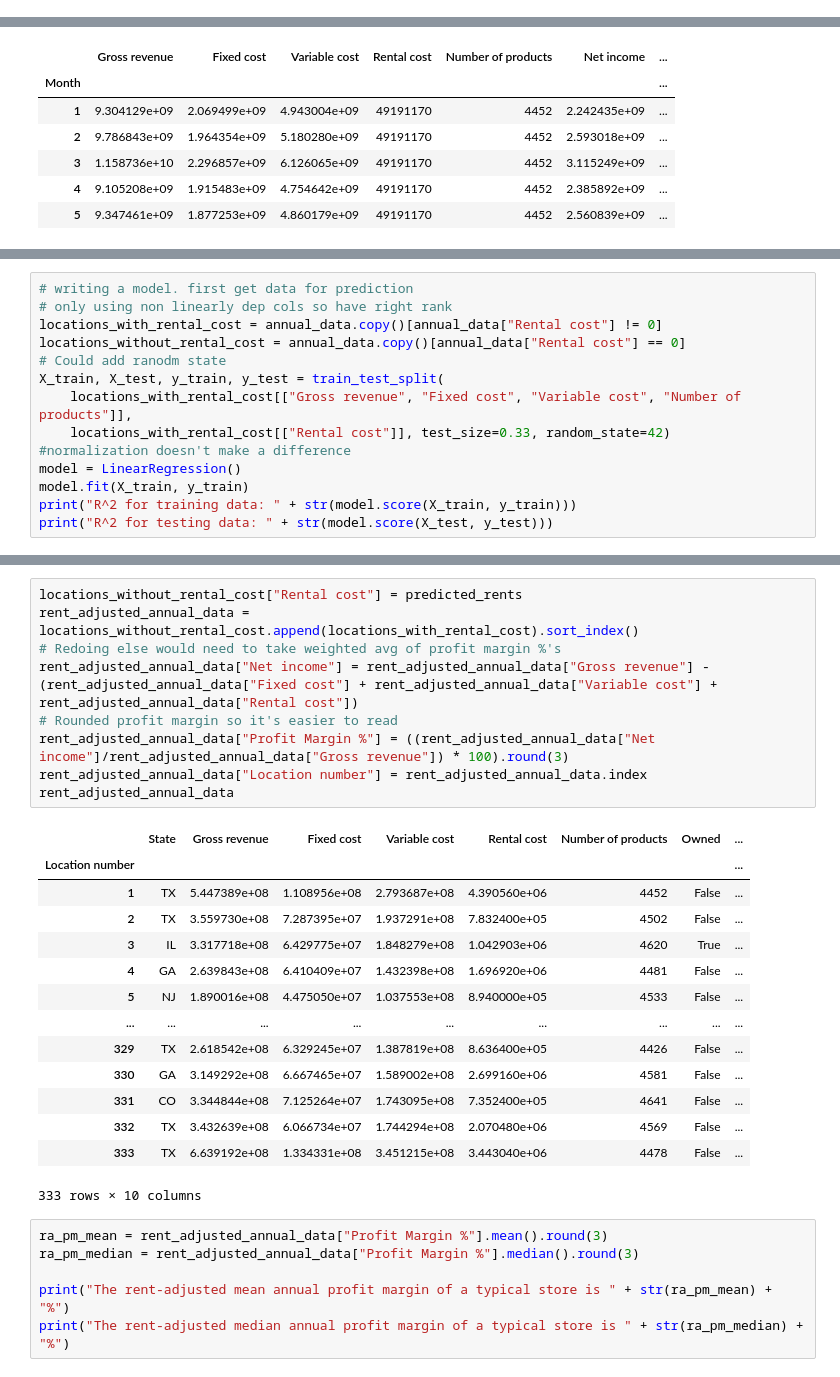
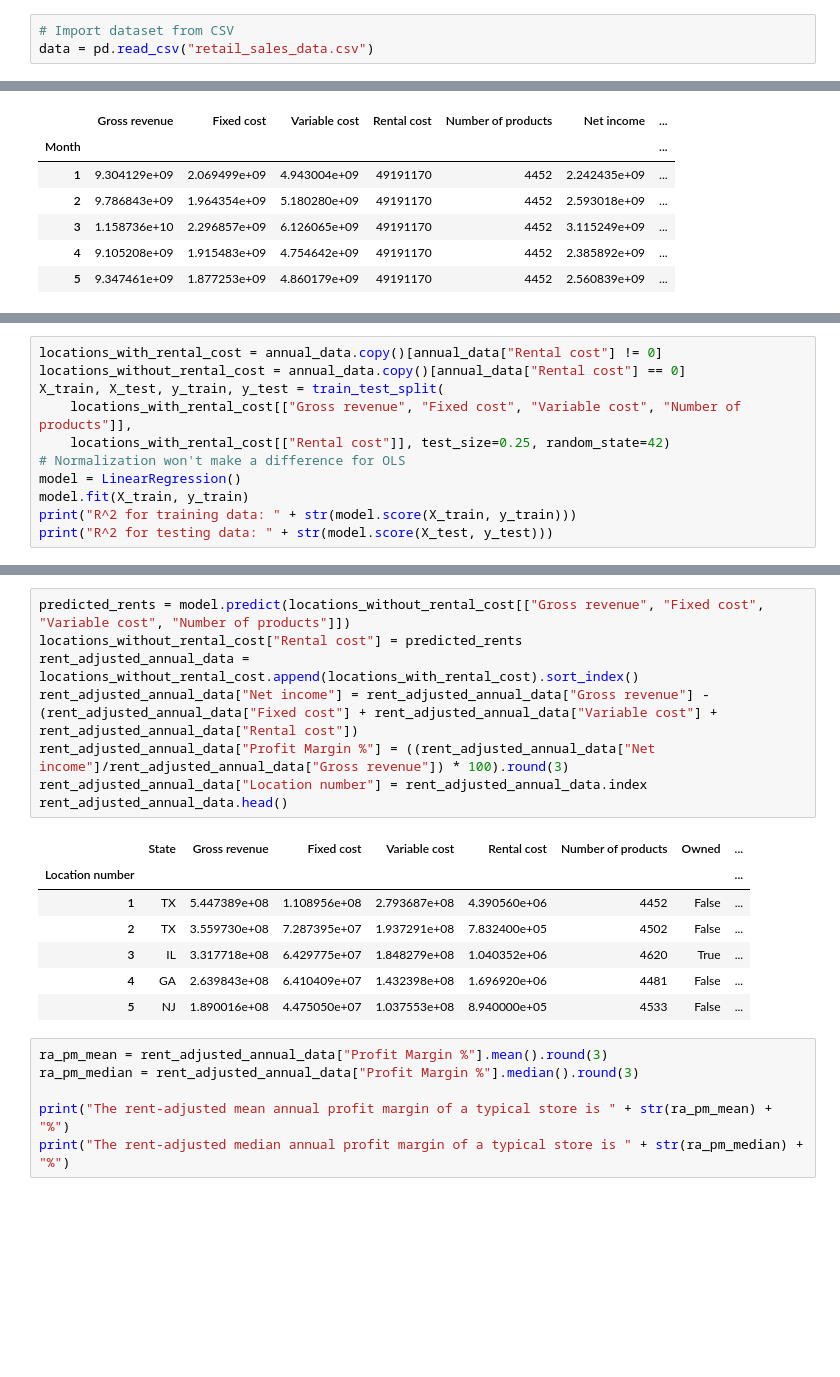
Before and after one commit to rachitpareek/profitAnalysis, a Jupyter notebook: Analysis.ipynb, the cells around one changed output, grey strips where cells are left out. Saved outputs shown, nothing was run; the diff lists cells and outputs as text; blank space fills up the shorter version.

Commit message:
completed notebook, need to write email and readme

```diff
--- a/Analysis.ipynb
+++ b/Analysis.ipynb
@@ -26 +24,4 @@ data = pd.read_csv("summer_internship_takehome.csv")
+# %%
+# Import dataset from CSV
+data = pd.read_csv("retail_sales_data.csv")
 # %% [markdown]
@@ -173,13 +164,10 @@ might do pca to understand, looked at coefs
 # %%
-# writing a model. first get data for prediction
-# only using non linearly dep cols so have right rank
 locations_with_rental_cost = annual_data.copy()[annual_data["Rental cost"] != 0]
 locations_without_rental_cost = annual_data.copy()[annual_data["Rental cost"] == 0]
-# Could add ranodm state
 X_train, X_test, y_train, y_test = train_test_split(
     locations_with_rental_cost[["Gross revenue", "Fixed cost", "Variable cost", "Number of products"]],
-    locations_with_rental_cost[["Rental cost"]], test_size=0.33, random_state=42)
-#normalization doesn't make a difference
+    locations_with_rental_cost[["Rental cost"]], test_size=0.25, random_state=42)
+# Normalization won't make a difference for OLS
 model = LinearRegression()
 model.fit(X_train, y_train)
 print("R^2 for training data: " + str(model.score(X_train, y_train)))
@@ -205,27 +183,19 @@ array([[1042902.72320158],
 # %%
+predicted_rents = model.predict(locations_without_rental_cost[["Gross revenue", "Fixed cost", "Variable cost", "Number of products"]])
 locations_without_rental_cost["Rental cost"] = predicted_rents
 rent_adjusted_annual_data = locations_without_rental_cost.append(locations_with_rental_cost).sort_index()
-# Redoing else would need to take weighted avg of profit margin %'s
 rent_adjusted_annual_data["Net income"] = rent_adjusted_annual_data["Gross revenue"] - (rent_adjusted_annual_data["Fixed cost"] + rent_adjusted_annual_data["Variable cost"] + rent_adjusted_annual_data["Rental cost"])
-# Rounded profit margin so it's easier to read
 rent_adjusted_annual_data["Profit Margin %"] = ((rent_adjusted_annual_data["Net income"]/rent_adjusted_annual_data["Gross revenue"]) * 100).round(3)
 rent_adjusted_annual_data["Location number"] = rent_adjusted_annual_data.index
-rent_adjusted_annual_data
+rent_adjusted_annual_data.head()
 # %% [output]
 |  | State | Gross revenue | Fixed cost | Variable cost | Rental cost | Number of products | Owned | ... |
 | Location number |  |  |  |  |  |  |  | ... |
 | 1 | TX | 5.447389e+08 | 1.108956e+08 | 2.793687e+08 | 4.390560e+06 | 4452 | False | ... |
 | 2 | TX | 3.559730e+08 | 7.287395e+07 | 1.937291e+08 | 7.832400e+05 | 4502 | False | ... |
-| 3 | IL | 3.317718e+08 | 6.429775e+07 | 1.848279e+08 | 1.042903e+06 | 4620 | True | ... |
+| 3 | IL | 3.317718e+08 | 6.429775e+07 | 1.848279e+08 | 1.040352e+06 | 4620 | True | ... |
 | 4 | GA | 2.639843e+08 | 6.410409e+07 | 1.432398e+08 | 1.696920e+06 | 4481 | False | ... |
 | 5 | NJ | 1.890016e+08 | 4.475050e+07 | 1.037553e+08 | 8.940000e+05 | 4533 | False | ... |
-| ... | ... | ... | ... | ... | ... | ... | ... | ... |
-| 329 | TX | 2.618542e+08 | 6.329245e+07 | 1.387819e+08 | 8.636400e+05 | 4426 | False | ... |
-| 330 | GA | 3.149292e+08 | 6.667465e+07 | 1.589002e+08 | 2.699160e+06 | 4581 | False | ... |
-| 331 | CO | 3.344844e+08 | 7.125264e+07 | 1.743095e+08 | 7.352400e+05 | 4641 | False | ... |
-| 332 | TX | 3.432639e+08 | 6.066734e+07 | 1.744294e+08 | 2.070480e+06 | 4569 | False | ... |
-| 333 | TX | 6.639192e+08 | 1.334331e+08 | 3.451215e+08 | 3.443040e+06 | 4478 | False | ... |
-333 rows × 10 columns
 # %%
 ra_pm_mean = rent_adjusted_annual_data["Profit Margin %"].mean().round(3)
 ra_pm_median = rent_adjusted_annual_data["Profit Margin %"].median().round(3)
```
Also changed, not shown: parts of 49 cells of this notebook.
